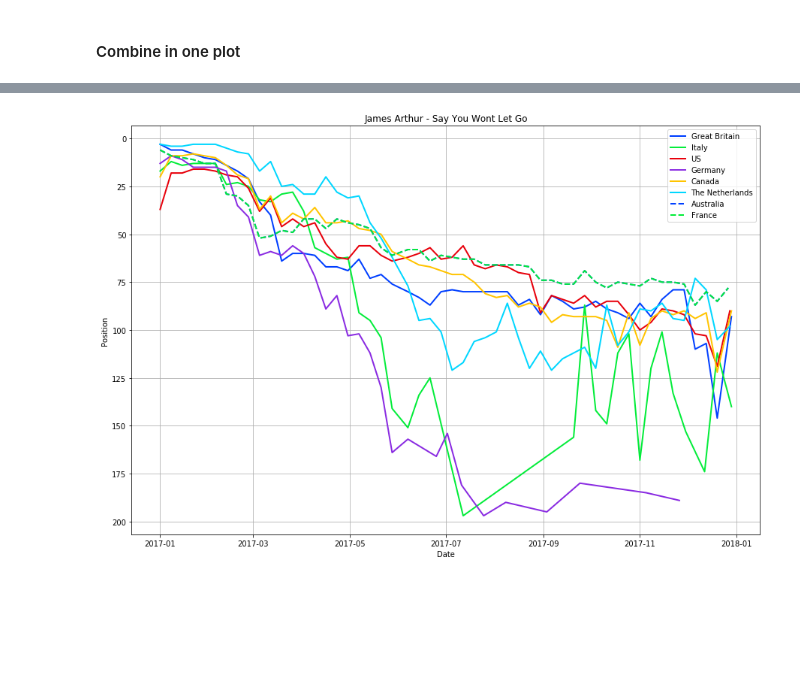
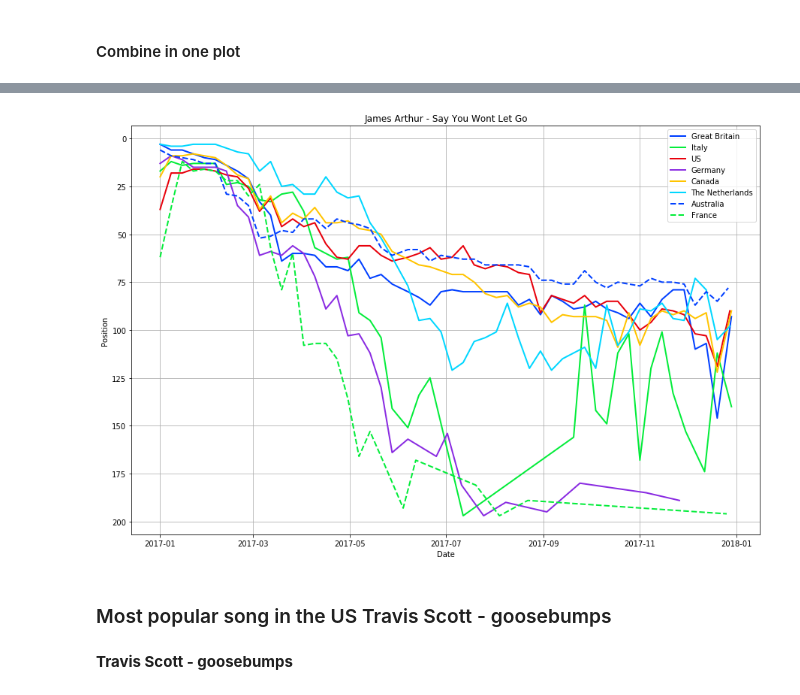
Before and after one commit to yhpf/Capstone-General_Assembly, a Jupyter notebook: 14_break_per_country.ipynb, the cells around one changed output, grey strips where cells are left out. Drawn from its saved outputs; the diff is of its cells as text; code cells hidden in the pictures; blank space fills up the shorter version.

```diff
--- a/14_break_per_country.ipynb
+++ b/14_break_per_country.ipynb
@@ -453,21 +410,25 @@ plt.grid()
 # %%
 fig, ax = plt.subplots(figsize=(15,10))
 
 ax.plot(gb_song.iloc[::7], label='Great Britain', linewidth=2) # use iloc to only the every 7th day -> smoother line
 ax.plot(it_song.iloc[::7], label='Italy', linewidth=2)
 ax.plot(us_song.iloc[::7], label='US', linewidth=2)
 ax.plot(de_song.iloc[::7], label='Germany', linewidth=2)
 ax.plot(ca_song.iloc[::7], label='Canada', linewidth=2)
 ax.plot(nl_song.iloc[::7], label='The Netherlands', linewidth=2)
 ax.plot(au_song.iloc[::7], label='Australia', linestyle='--', linewidth=2)
-ax.plot(au_song.iloc[::7], label='France', linestyle='--', linewidth=2)
+ax.plot(fr_song.iloc[::7], label='France', linestyle='--', linewidth=2)
 
 plt.gca().invert_yaxis() # invert values on Y-axis
 
 plt.xlabel('Date');
 plt.ylabel('Position');
 plt.title('James Arthur - Say You Wont Let Go');
 plt.legend();
 plt.grid()
 # %% [output]
-[figure, old version]
+[figure, new version]
+# %% [markdown]
+### Most popular song in the US Travis Scott - goosebumps
+# %% [markdown]
+**Travis Scott - goosebumps**
```
Also changed, not shown: parts of 30 cells of this notebook.
